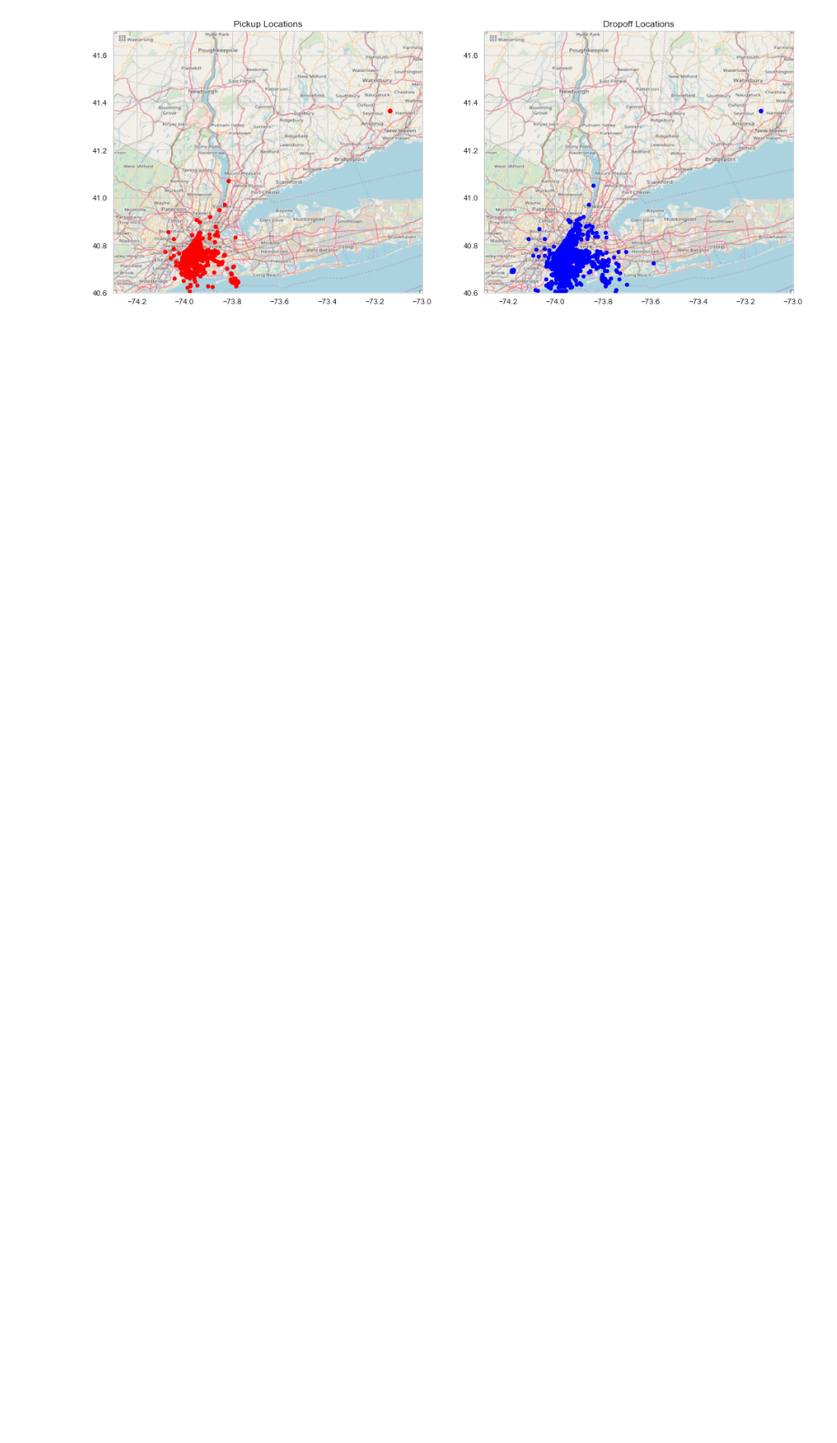
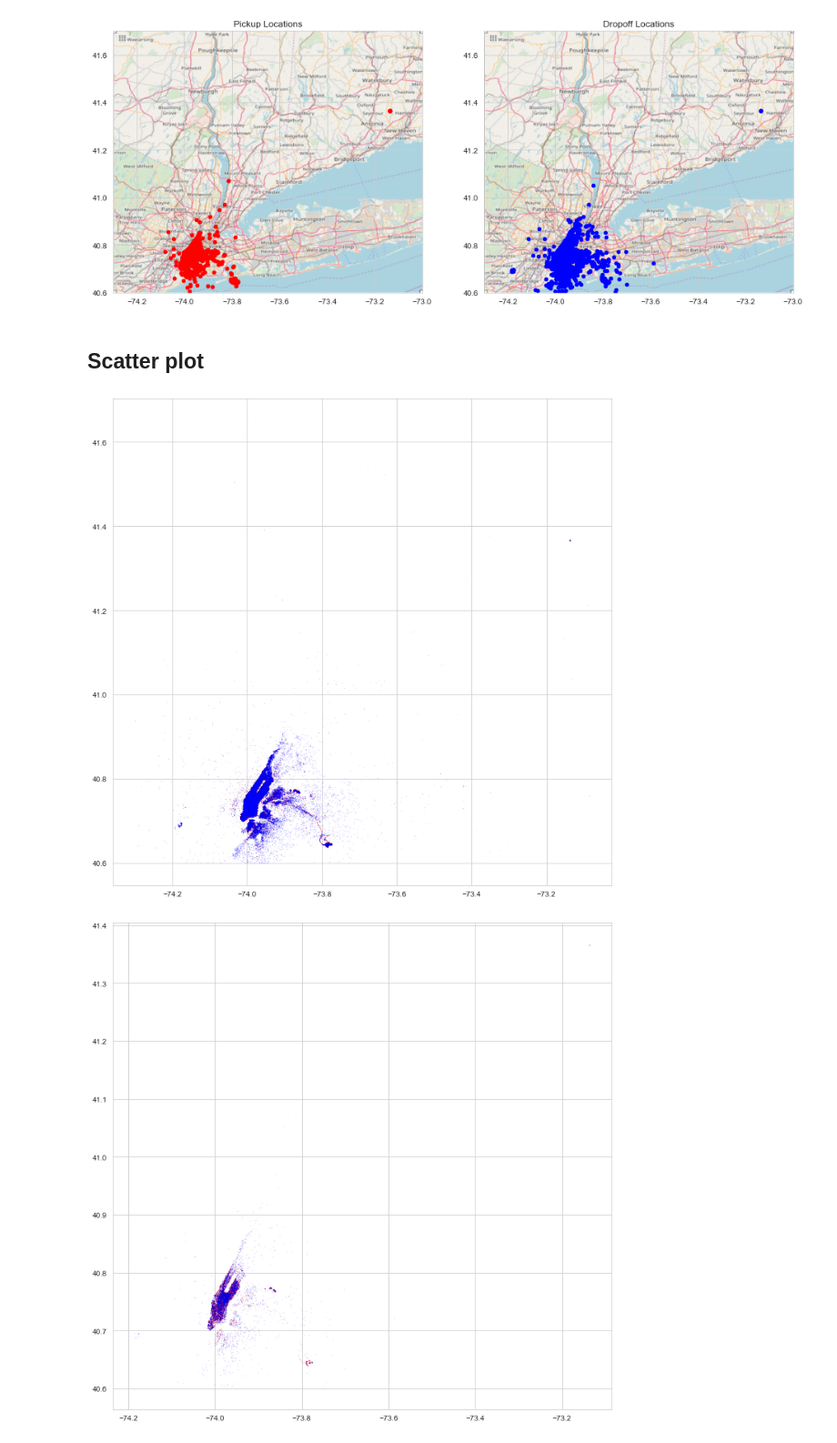
Before and after one commit to ThierrryScotto/New-York-Taxi-Fare-Prediction, a Jupyter notebook: New_York_City_Taxi_Fare_Prediction.ipynb, the cells around one changed output. Shown at 91% size. Saved outputs shown, nothing was run; the diff lists cells and outputs as text; code cells hidden in the pictures; blank space fills up the shorter version.

Commit message:
Add scatter plot

```diff
--- a/New_York_City_Taxi_Fare_Prediction.ipynb
+++ b/New_York_City_Taxi_Fare_Prediction.ipynb
@@ -264,3 +266,19 @@ plot_on_map(df_train, BB, nyc_map, s=1, alpha=0.3)
 plot_on_map(df_test, BB, nyc_map, alpha=1.0, s=20)
 # %% [output]
 [figure]
+# %% [markdown]
+## Scatter plot
+# %%
+def plot_hires(df, BB, figsize=(12, 12), ax=None, c=('r', 'b')):
+    if ax == None:
+        fig, ax = plt.subplots(1, 1, figsize=(12, 12))
+
+    idx = select_within_boundingbox(df, BB)
+    ax.scatter(df[idx].pickup_longitude, df[idx].pickup_latitude, c=c[0], s=0.01, alpha=0.5)
+    ax.scatter(df[idx].dropoff_longitude, df[idx].dropoff_latitude, c=c[1], s=0.01, alpha=0.5)
+# %%
+plot_hires(df_train, BB)
+plot_hires(df_test, BB)
+# %% [output]
+[figure, added]
+[figure, added]
```
Also changed, not shown: parts of 16 cells of this notebook.
